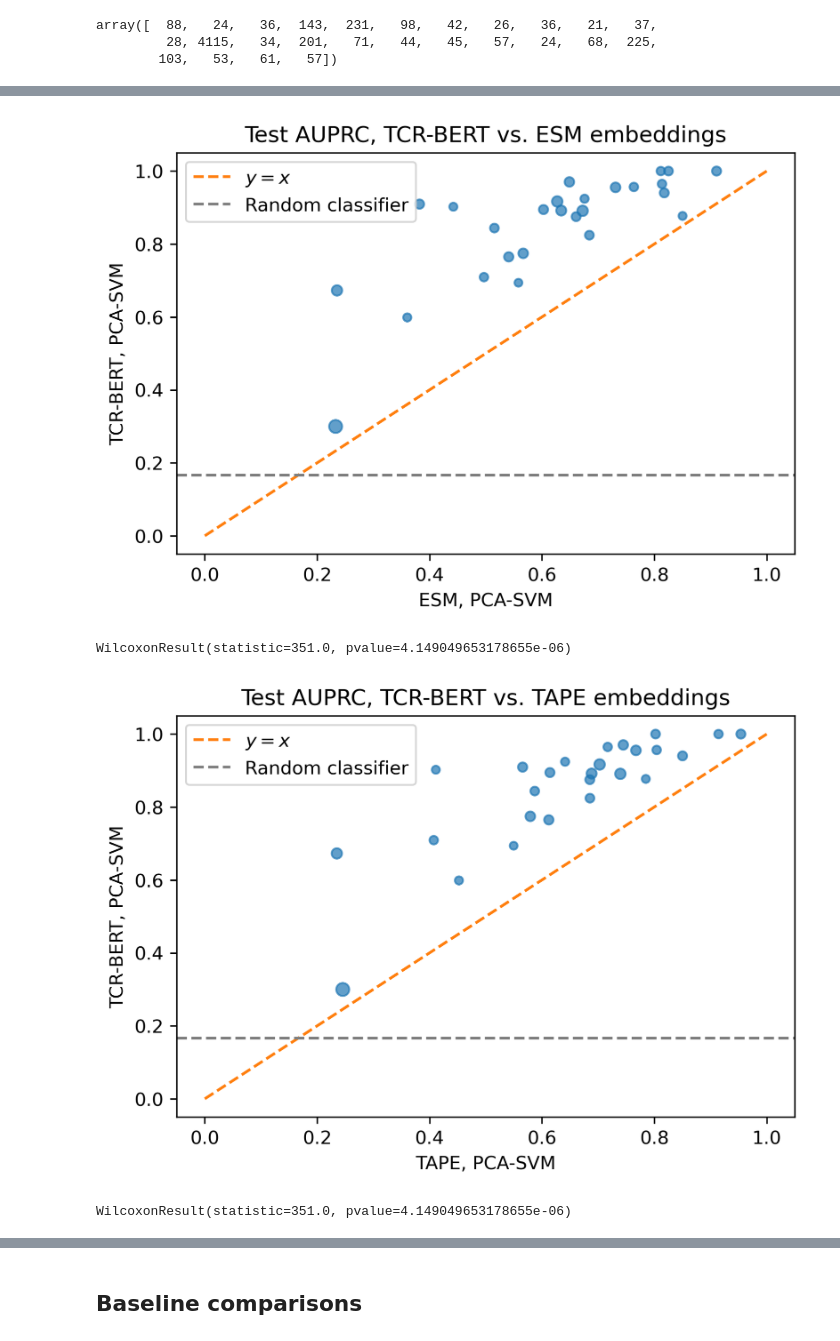
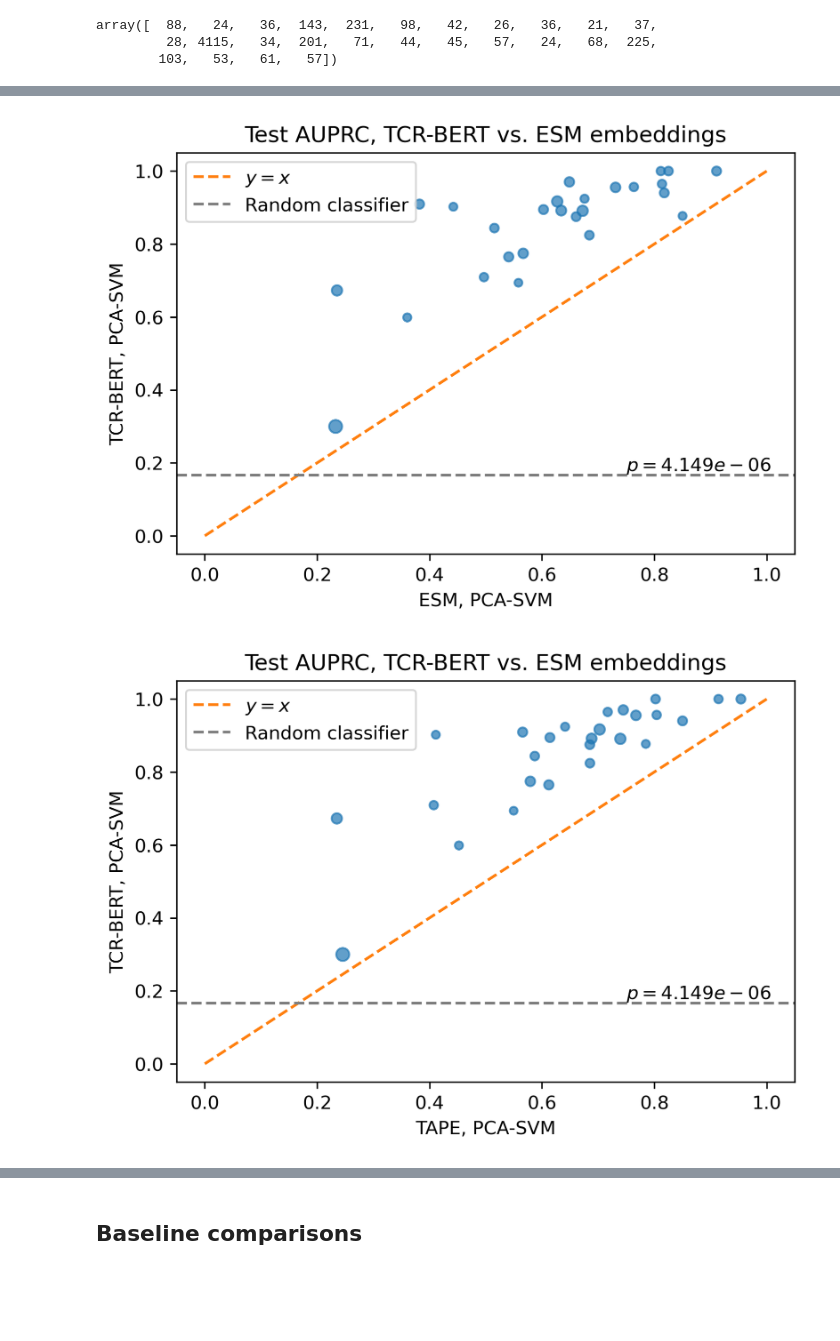
Before and after one commit to wukevin/tcr-bert, a Jupyter notebook: jupyter/antigen_cv.ipynb, the cells around one changed output, grey strips where cells are left out. Drawn from its saved outputs; the diff is of its cells as text; code cells hidden in the pictures; blank space fills up the shorter version.

```diff
--- a/jupyter/antigen_cv.ipynb
+++ b/jupyter/antigen_cv.ipynb
@@ -380,56 +370,22 @@ WilcoxonResult(statistic=318.0, pvalue=1.4319643696557219e-05)
 # %%
-fig, ax = plt.subplots(dpi=300)
-ax.scatter(
-    perf_pairs_df['ESM'],
-    perf_pairs_df['MLM + CLS'],
-    alpha=0.7,
-    s=np.log(num_positive_examples) * 6,
-)
-ax.plot([0, 1], [0, 1], linestyle="--", color='tab:orange', label=r"$y=x$")
-ax.axhline(1/(5+1), linestyle='--', color='grey', label="Random classifier")
-ax.legend()
-ax.set(
+antigen_cv_plot(
+    "ESM",
+    "MLM + CLS",
     xlabel="ESM, PCA-SVM",
     ylabel="TCR-BERT, PCA-SVM",
-    title="Test AUPRC, TCR-BERT vs. ESM embeddings"
-)
-fig.savefig(os.path.join(PLOT_DIR, "mlmcls_vs_esm.pdf"), bbox_inches='tight')
-fig.show()
+    title="Test AUPRC, TCR-BERT vs. ESM embeddings",
+    fname=os.path.join(PLOT_DIR, "mlmcls_vs_esm.pdf"),
+).show()
 # %% [output]
-[figure, old version]
+[figure, new version]
-# %%
-stats.wilcoxon(
-    perf_pairs_df['MLM + CLS'],
-    perf_pairs_df['ESM'],
-    alternative='greater',
-)
-# %% [output]
-WilcoxonResult(statistic=351.0, pvalue=4.149049653178655e-06)
 # %%
-fig, ax = plt.subplots(dpi=300)
-ax.scatter(
-    perf_pairs_df['TAPE'],
-    perf_pairs_df['MLM + CLS'],
-    alpha=0.7,
-    s=np.log(num_positive_examples) * 6,
-)
-ax.plot([0, 1], [0, 1], linestyle="--", color='tab:orange', label=r"$y=x$")
-ax.axhline(1/(5+1), linestyle='--', color='grey', label="Random classifier")
-ax.legend()
-ax.set(
+antigen_cv_plot(
+    "TAPE",
+    "MLM + CLS",
     xlabel="TAPE, PCA-SVM",
     ylabel="TCR-BERT, PCA-SVM",
-    title="Test AUPRC, TCR-BERT vs. TAPE embeddings"
-)
-fig.savefig(os.path.join(PLOT_DIR, "mlmcls_vs_tape.pdf"), bbox_inches='tight')
-fig.show()
+    title="Test AUPRC, TCR-BERT vs. ESM embeddings",
+    fname=os.path.join(PLOT_DIR, "mlmcls_vs_tape.pdf"),
+).show()
 # %% [output]
-[figure, old version]
+[figure, new version]
-# %%
-stats.wilcoxon(
-    perf_pairs_df['MLM + CLS'],
-    perf_pairs_df['TAPE'],
-    alternative='greater',
-)
-# %% [output]
-WilcoxonResult(statistic=351.0, pvalue=4.149049653178655e-06)
```
Also changed, not shown: parts of 17 cells of this notebook.
